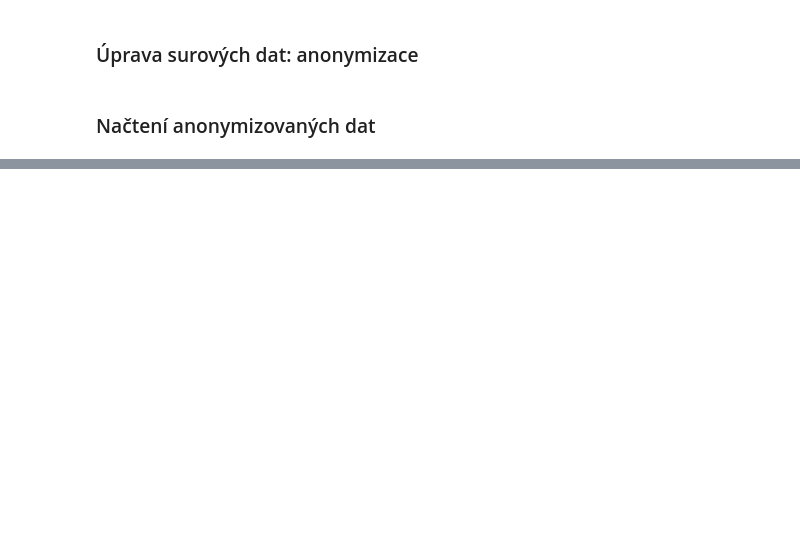
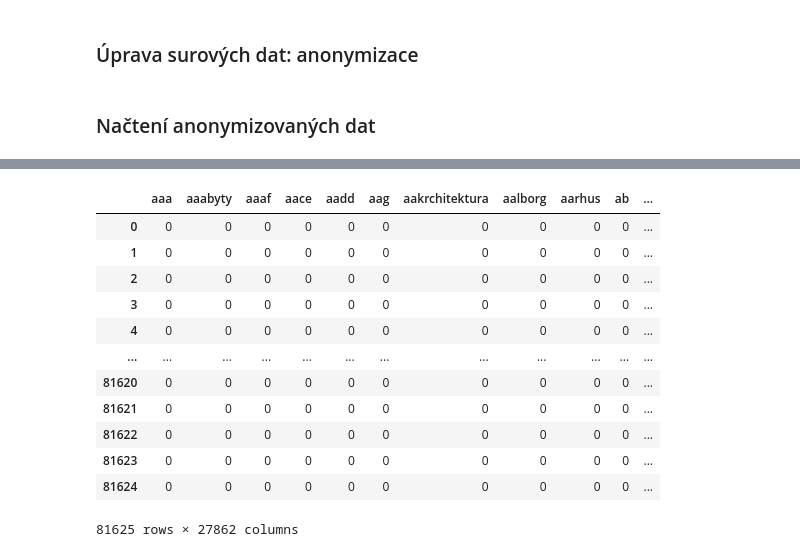
Before and after one commit to czech-radio/respondent-classify, a Jupyter notebook: processing.ipynb, the cells around one changed output, grey strips where cells are left out. Saved outputs shown, nothing was run; the diff lists cells and outputs as text; code cells hidden in the pictures; blank space fills up the shorter version.

```diff
--- a/processing.ipynb
+++ b/processing.ipynb
@@ -132,0 +269,2 @@ lemmatized_corrected = result_corrected.parallel_apply(lemmatizate_words)
+# %%
+lemmatized = result.parallel_apply(lemmatizate_words)
@@ -133 +281,17 @@ lemmatized_corrected = result_corrected.parallel_apply(lemmatizate_words)
+# %%
+to_bag_of_words(lemmatized, is_string=False)
+# %% [output]
+|  | aaa | aaabyty | aaaf | aace | aadd | aag | aakrchitektura | aalborg | aarhus | ab | ... |
+| 0 | 0 | 0 | 0 | 0 | 0 | 0 | 0 | 0 | 0 | 0 | ... |
+| 1 | 0 | 0 | 0 | 0 | 0 | 0 | 0 | 0 | 0 | 0 | ... |
+| 2 | 0 | 0 | 0 | 0 | 0 | 0 | 0 | 0 | 0 | 0 | ... |
+| 3 | 0 | 0 | 0 | 0 | 0 | 0 | 0 | 0 | 0 | 0 | ... |
+| 4 | 0 | 0 | 0 | 0 | 0 | 0 | 0 | 0 | 0 | 0 | ... |
+| ... | ... | ... | ... | ... | ... | ... | ... | ... | ... | ... | ... |
+| 81620 | 0 | 0 | 0 | 0 | 0 | 0 | 0 | 0 | 0 | 0 | ... |
+| 81621 | 0 | 0 | 0 | 0 | 0 | 0 | 0 | 0 | 0 | 0 | ... |
+| 81622 | 0 | 0 | 0 | 0 | 0 | 0 | 0 | 0 | 0 | 0 | ... |
+| 81623 | 0 | 0 | 0 | 0 | 0 | 0 | 0 | 0 | 0 | 0 | ... |
+| 81624 | 0 | 0 | 0 | 0 | 0 | 0 | 0 | 0 | 0 | 0 | ... |
+81625 rows × 27862 columns
 # %%
```
Also changed, not shown: parts of 25 cells of this notebook, 1 other file.
